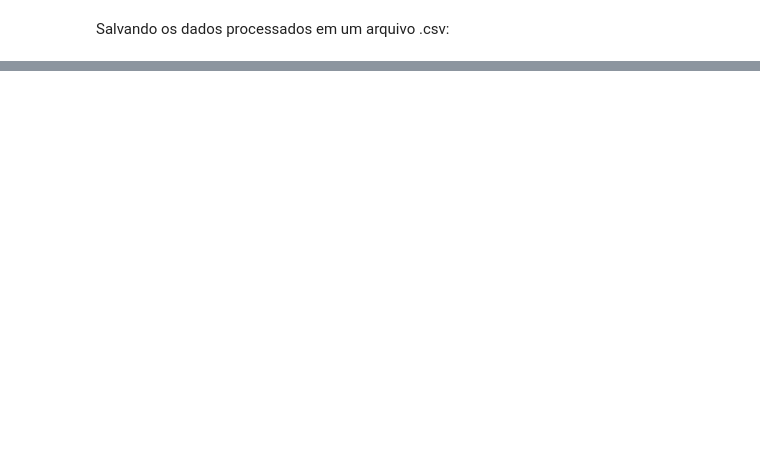
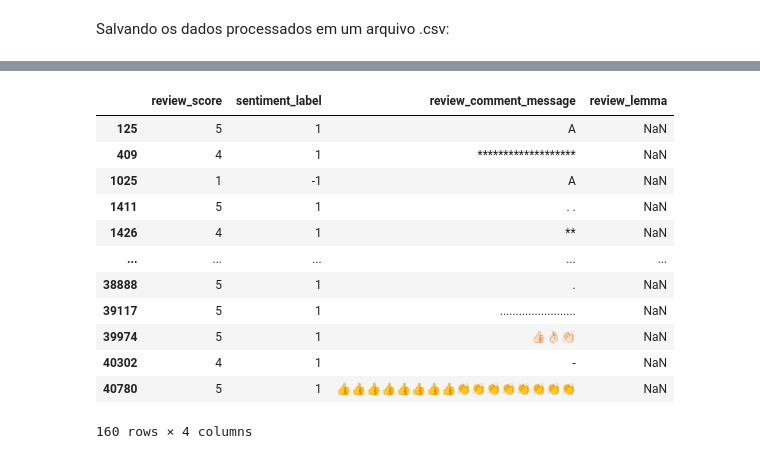
Before and after one commit to IgorFormiga/NLP_analise_de_sentimento, a Jupyter notebook: 2_analise_sentimento.ipynb, the cells around one changed output, grey strips where cells are left out. Cells and saved outputs as stored; diff of their text form; code cells hidden in the pictures; blank space fills up the shorter version.

```diff
--- a/2_analise_sentimento.ipynb
+++ b/2_analise_sentimento.ipynb
@@ -179,0 +183,16 @@ dataset.to_csv('order_review_lemma.csv', sep=';', index=False)
+# %%
+dataset[dataset['review_lemma'].isna()]
+# %% [output]
+|  | review_score | sentiment_label | review_comment_message | review_lemma |
+| 125 | 5 | 1 | A | NaN |
+| 409 | 4 | 1 | ******************* | NaN |
+| 1025 | 1 | -1 | A | NaN |
+| 1411 | 5 | 1 | . . | NaN |
+| 1426 | 4 | 1 | ** | NaN |
+| ... | ... | ... | ... | ... |
+| 38888 | 5 | 1 | . | NaN |
+| 39117 | 5 | 1 | ........................ | NaN |
+| 39974 | 5 | 1 | 👍🏻👌🏻👏🏻 | NaN |
+| 40302 | 4 | 1 | - | NaN |
+| 40780 | 5 | 1 | 👍👍👍👍👍👍👍👍👏👏👏👏👏👏👏👏 | NaN |
+160 rows × 4 columns
```
Also changed, not shown: parts of 24 cells of this notebook.
